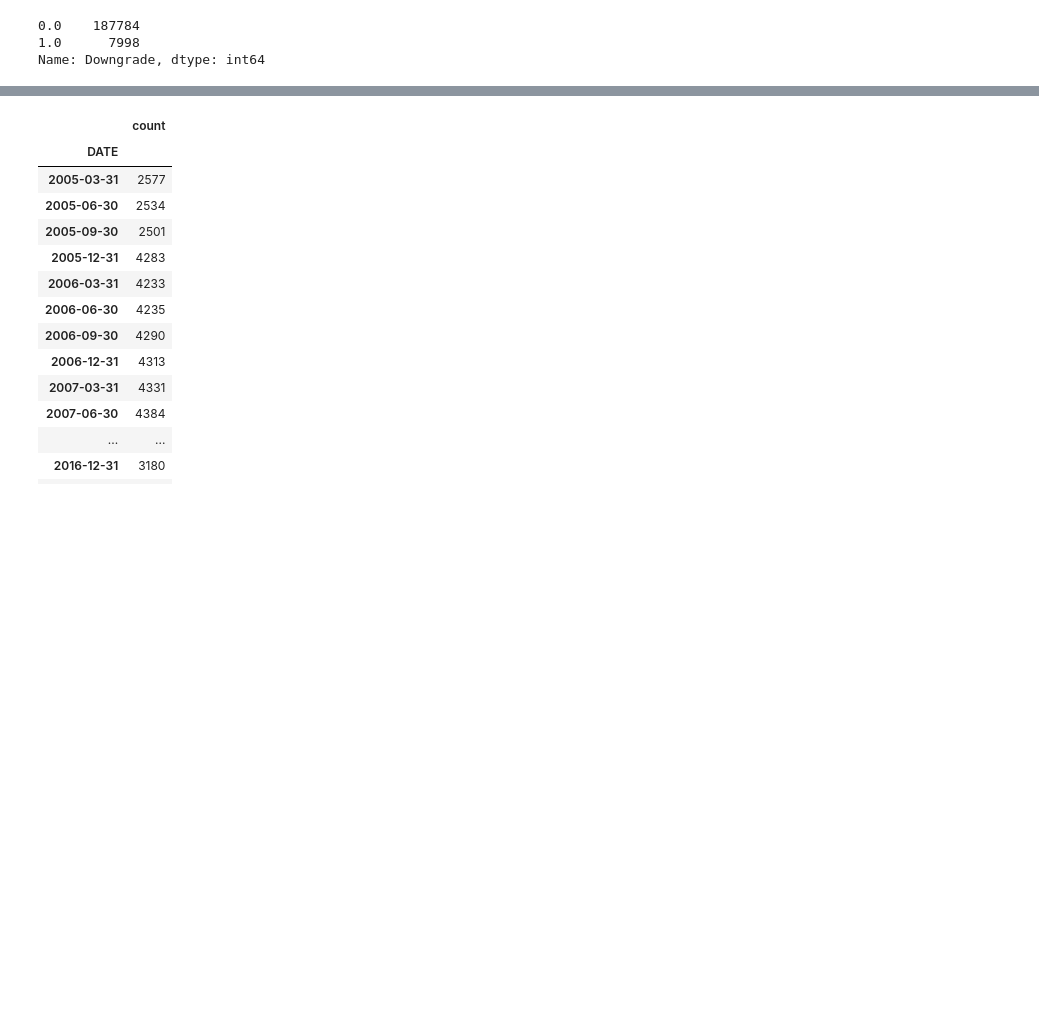
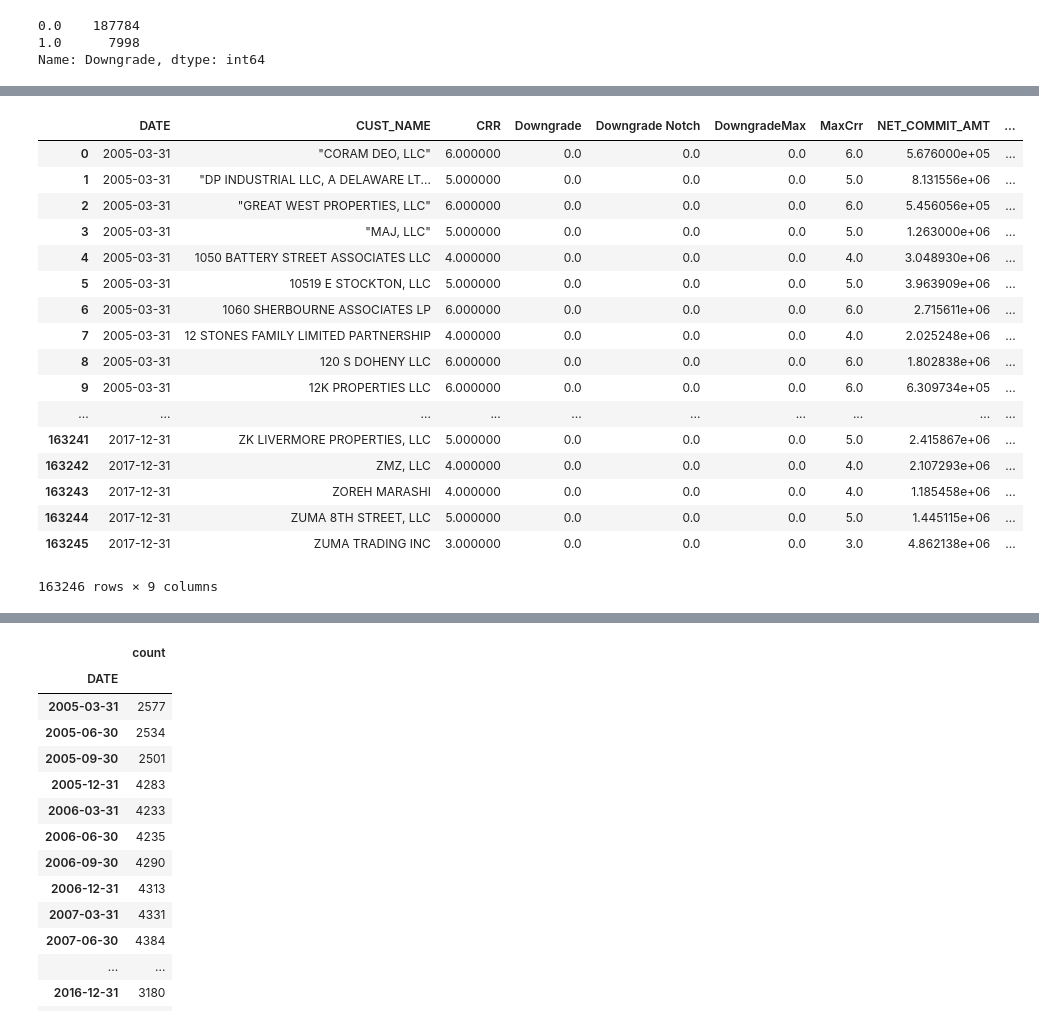
Before and after one commit to ShilinZhuu/hello-world, a Jupyter notebook: Organize Dataset.ipynb, the cells around one changed output, grey strips where cells are left out. Saved outputs shown, nothing was run; the diff lists cells and outputs as text; code cells hidden in the pictures; blank space fills up the shorter version.

```diff
--- a/Organize Dataset.ipynb
+++ b/Organize Dataset.ipynb
@@ -32,0 +357,2 @@ Name: Downgrade Notch, dtype: float64
+# %%
+ddDowngradeMaxpivot=pd.pivot_table(ddDowngradeMax,index=['DATE','CUST_NAME'],values=['CRR','MaxCrr','Downgrade','Downgrade Notch','DowngradeMax','DowngradeMax Notch','NET_COMMIT_AMT','OUT_BAL'])
@@ -32,0 +446,23 @@ Name: Downgrade Notch, dtype: float64
+# %%
+targetVariable=ddDowngradeMaxpivot.reset_index().rename_axis(None,axis=1)
+# %%
+targetVariable
+# %% [output]
+|  | DATE | CUST_NAME | CRR | Downgrade | Downgrade Notch | DowngradeMax | MaxCrr | NET_COMMIT_AMT | ... |
+| 0 | 2005-03-31 | "CORAM DEO, LLC" | 6.000000 | 0.0 | 0.0 | 0.0 | 6.0 | 5.676000e+05 | ... |
+| 1 | 2005-03-31 | "DP INDUSTRIAL LLC, A DELAWARE LT... | 5.000000 | 0.0 | 0.0 | 0.0 | 5.0 | 8.131556e+06 | ... |
+| 2 | 2005-03-31 | "GREAT WEST PROPERTIES, LLC" | 6.000000 | 0.0 | 0.0 | 0.0 | 6.0 | 5.456056e+05 | ... |
+| 3 | 2005-03-31 | "MAJ, LLC" | 5.000000 | 0.0 | 0.0 | 0.0 | 5.0 | 1.263000e+06 | ... |
+| 4 | 2005-03-31 | 1050 BATTERY STREET ASSOCIATES LLC | 4.000000 | 0.0 | 0.0 | 0.0 | 4.0 | 3.048930e+06 | ... |
+| 5 | 2005-03-31 | 10519 E STOCKTON, LLC | 5.000000 | 0.0 | 0.0 | 0.0 | 5.0 | 3.963909e+06 | ... |
+| 6 | 2005-03-31 | 1060 SHERBOURNE ASSOCIATES LP | 6.000000 | 0.0 | 0.0 | 0.0 | 6.0 | 2.715611e+06 | ... |
+| 7 | 2005-03-31 | 12 STONES FAMILY LIMITED PARTNERSHIP | 4.000000 | 0.0 | 0.0 | 0.0 | 4.0 | 2.025248e+06 | ... |
+| 8 | 2005-03-31 | 120 S DOHENY LLC | 6.000000 | 0.0 | 0.0 | 0.0 | 6.0 | 1.802838e+06 | ... |
+| 9 | 2005-03-31 | 12K PROPERTIES LLC | 6.000000 | 0.0 | 0.0 | 0.0 | 6.0 | 6.309734e+05 | ... |
+| ... | ... | ... | ... | ... | ... | ... | ... | ... | ... |
+| 163241 | 2017-12-31 | ZK LIVERMORE PROPERTIES, LLC | 5.000000 | 0.0 | 0.0 | 0.0 | 5.0 | 2.415867e+06 | ... |
+| 163242 | 2017-12-31 | ZMZ, LLC | 4.000000 | 0.0 | 0.0 | 0.0 | 4.0 | 2.107293e+06 | ... |
+| 163243 | 2017-12-31 | ZOREH MARASHI | 4.000000 | 0.0 | 0.0 | 0.0 | 4.0 | 1.185458e+06 | ... |
+| 163244 | 2017-12-31 | ZUMA 8TH STREET, LLC | 5.000000 | 0.0 | 0.0 | 0.0 | 5.0 | 1.445115e+06 | ... |
+| 163245 | 2017-12-31 | ZUMA TRADING INC | 3.000000 | 0.0 | 0.0 | 0.0 | 3.0 | 4.862138e+06 | ... |
+163246 rows × 9 columns
```
Also changed, not shown: parts of 73 cells of this notebook.
